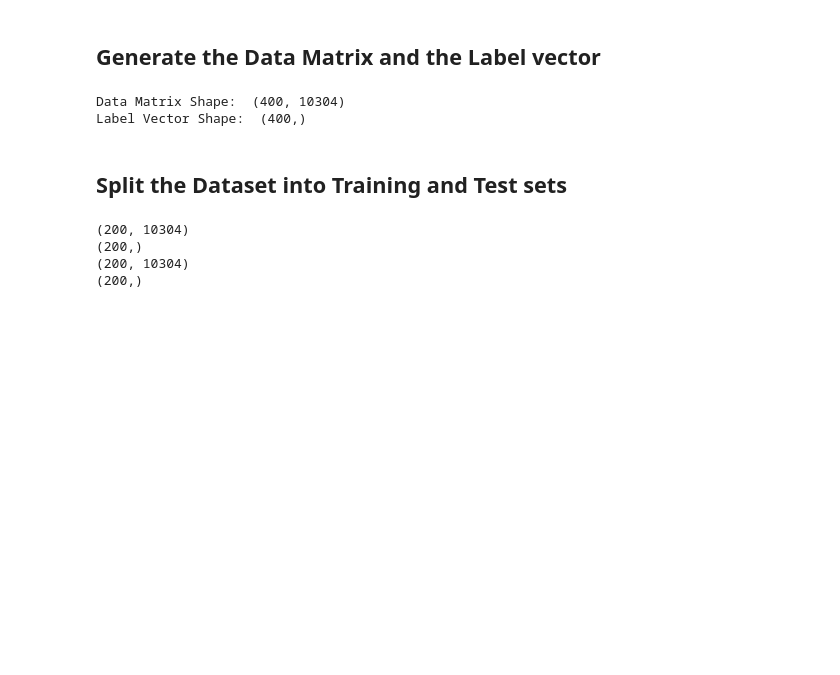
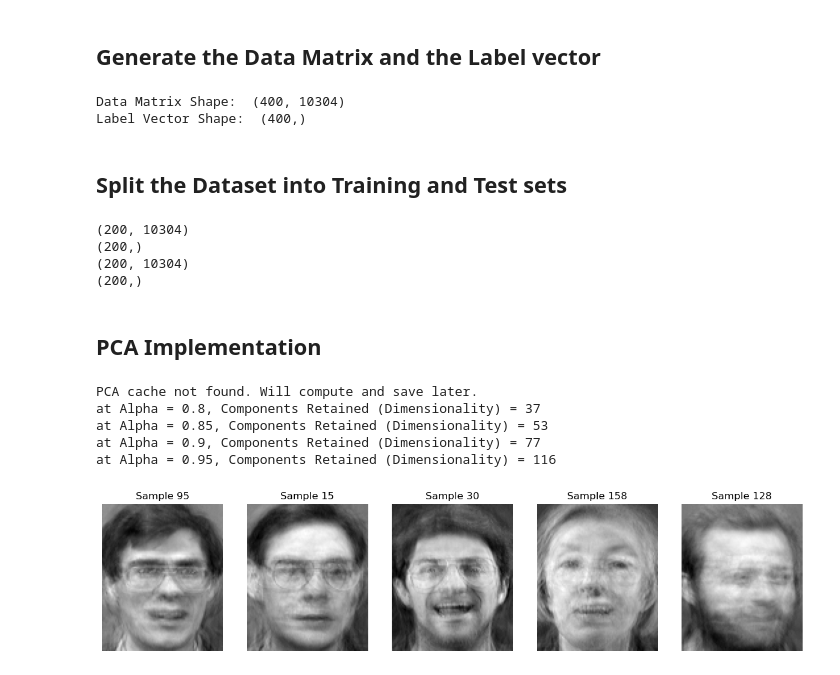
Before and after one commit to ahmedyoussefg/Face-Recognition-ORL, a Jupyter notebook: face_recognition.ipynb, the cells around one changed output. Drawn from its saved outputs; the diff is of its cells as text; code cells hidden in the pictures; blank space fills up the shorter version.

```diff
--- a/face_recognition.ipynb
+++ b/face_recognition.ipynb
@@ -60,3 +63,5 @@ print(y_test.shape)
 (200,)
 (200, 10304)
 (200,)
+# %% [markdown]
+## PCA Implementation
@@ -62,0 +133,37 @@ print(y_test.shape)
+# %%
+# Project the dataset into the reduced PCA subspace and report dimensionality for different thresholds
+pca = PCA(cache_dir="pca_results")
+pca.fit(X_train)
+for alpha in [0.8, 0.85, 0.9, 0.95]:
+    X_train_pca, n_components = pca.transform(X_train, alpha)
+    print(f"at Alpha = {alpha}, Components Retained (Dimensionality) = {n_components}")
+# %% [output]
+PCA cache not found. Will compute and save later.
+at Alpha = 0.8, Components Retained (Dimensionality) = 37
+at Alpha = 0.85, Components Retained (Dimensionality) = 53
+at Alpha = 0.9, Components Retained (Dimensionality) = 77
+at Alpha = 0.95, Components Retained (Dimensionality) = 116
+# %%
+def visualize_faces(X_train, pca, n_faces = 5, pca_threshold=0.9):
+    # Randomly choose n_faces indices from the training data
+    np.random.seed(RANDOM_SEED)
+    indices = np.random.choice(X_train.shape[0], size=n_faces, replace=False)
+    sampled_faces = X_train[indices]
+
+    sampled_faces_pca, n_components = pca.transform(sampled_faces, pca_threshold)
+
+    # Approximately reconstruct the faces back to the original space
+    reconstructed_faces = pca.inverse_transform(sampled_faces_pca, n_components)
+
+    # Plot the reconstructed faces
+    fig, axes = plt.subplots(1, n_faces, figsize=(15, 5))
+
+    for i, face in enumerate(reconstructed_faces):
+        axes[i].imshow(face.reshape(112, 92), cmap='gray')
+        axes[i].axis('off')
+        axes[i].set_title(f"Sample {indices[i]}")
+    plt.show()
+# %%
+visualize_faces(X_train, pca, n_faces=5, pca_threshold=0.85)
+# %% [output]
+[figure, added]
```
Also changed, not shown: parts of 2 cells of this notebook, 1 other file.
